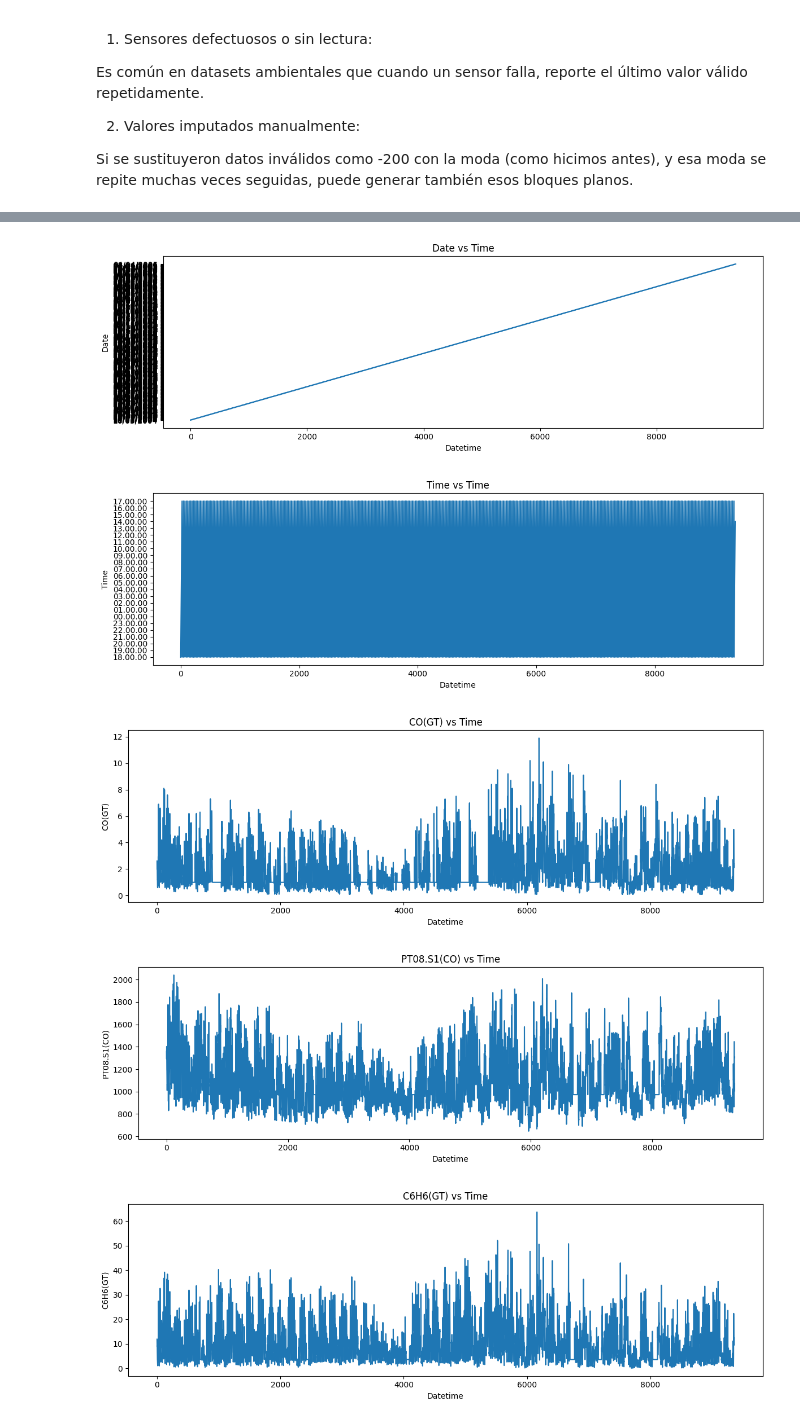
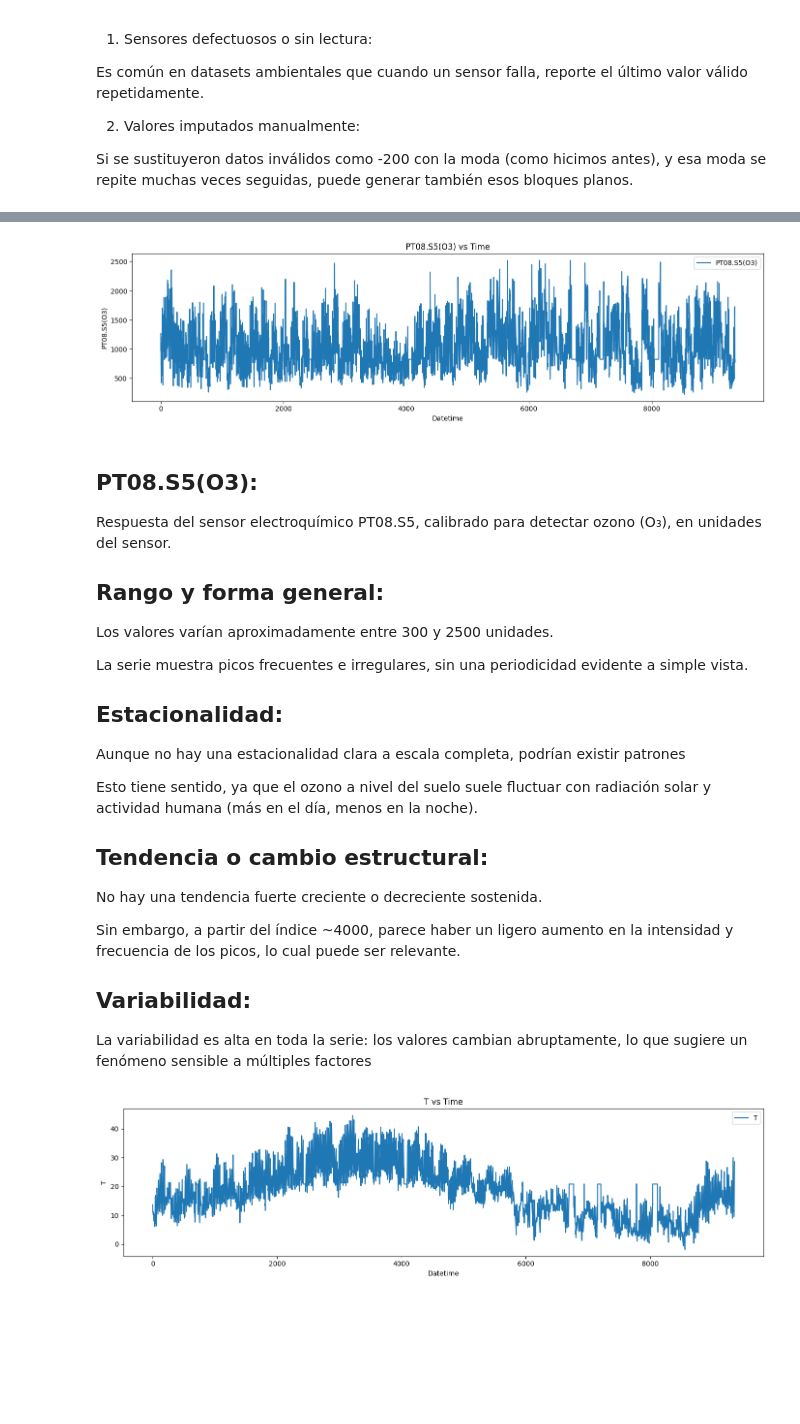
Before and after one commit to Maria-Paula-PR/Air_Quality_Pred_Clas, a Jupyter notebook: 1.Analisis_Y_pronosticos_de_series.ipynb, the cells around one changed output, grey strips where cells are left out. Saved outputs shown, nothing was run; the diff lists cells and outputs as text; code cells hidden in the pictures; blank space fills up the shorter version.

```diff
--- a/1.Analisis_Y_pronosticos_de_series.ipynb
+++ b/1.Analisis_Y_pronosticos_de_series.ipynb
@@ -311,15 +447,49 @@ Si se sustituyeron datos inválidos como -200 con la moda (como hicimos antes),
+# %%
+col = 'PT08.S5(O3)'
+plt.figure(figsize=(14, 4))
+plt.plot(df.index, df[col], label=col)
+plt.title(f'{col} vs Time')
+plt.xlabel('Datetime')
+plt.ylabel(col)
+plt.legend()
+plt.tight_layout()
+plt.show()
+# %% [output]
+[figure, added]
+# %% [markdown]
+## PT08.S5(O3):
+Respuesta del sensor electroquímico PT08.S5, calibrado para detectar ozono (O₃), en unidades del sensor.
+
+## Rango y forma general:
+
+Los valores varían aproximadamente entre 300 y 2500 unidades.
+
+La serie muestra picos frecuentes e irregulares, sin una periodicidad evidente a simple vista.
+
+## Estacionalidad:
+
+Aunque no hay una estacionalidad clara a escala completa, podrían existir patrones
+
+Esto tiene sentido, ya que el ozono a nivel del suelo suele fluctuar con radiación solar y actividad humana (más en el día, menos en la noche).
+
+## Tendencia o cambio estructural:
+
+No hay una tendencia fuerte creciente o decreciente sostenida.
+
+Sin embargo, a partir del índice ~4000, parece haber un ligero aumento en la intensidad y frecuencia de los picos, lo cual puede ser relevante.
+
+## Variabilidad:
+
+La variabilidad es alta en toda la serie: los valores cambian abruptamente, lo que sugiere un fenómeno sensible a múltiples factores
 # %%
-for col in df.columns:
-    plt.figure(figsize=(12, 4))
-    plt.plot(df.index, df[col])
-    plt.title(f'{col} vs Time')
-    plt.xlabel('Datetime')
-    plt.ylabel(col)
-    plt.tight_layout()
-    plt.show()
+col = 'T'
+plt.figure(figsize=(14, 4))
+plt.plot(df.index, df[col], label=col)
+plt.title(f'{col} vs Time')
+plt.xlabel('Datetime')
+plt.ylabel(col)
+plt.legend()
+plt.tight_layout()
+plt.show()
 # %% [output]
-[figure, old version]
+[figure, new version]
-[figure, removed]
-[figure, removed]
-[figure, removed]
-[figure, removed]
```
Also changed, not shown: parts of 15 cells of this notebook.
